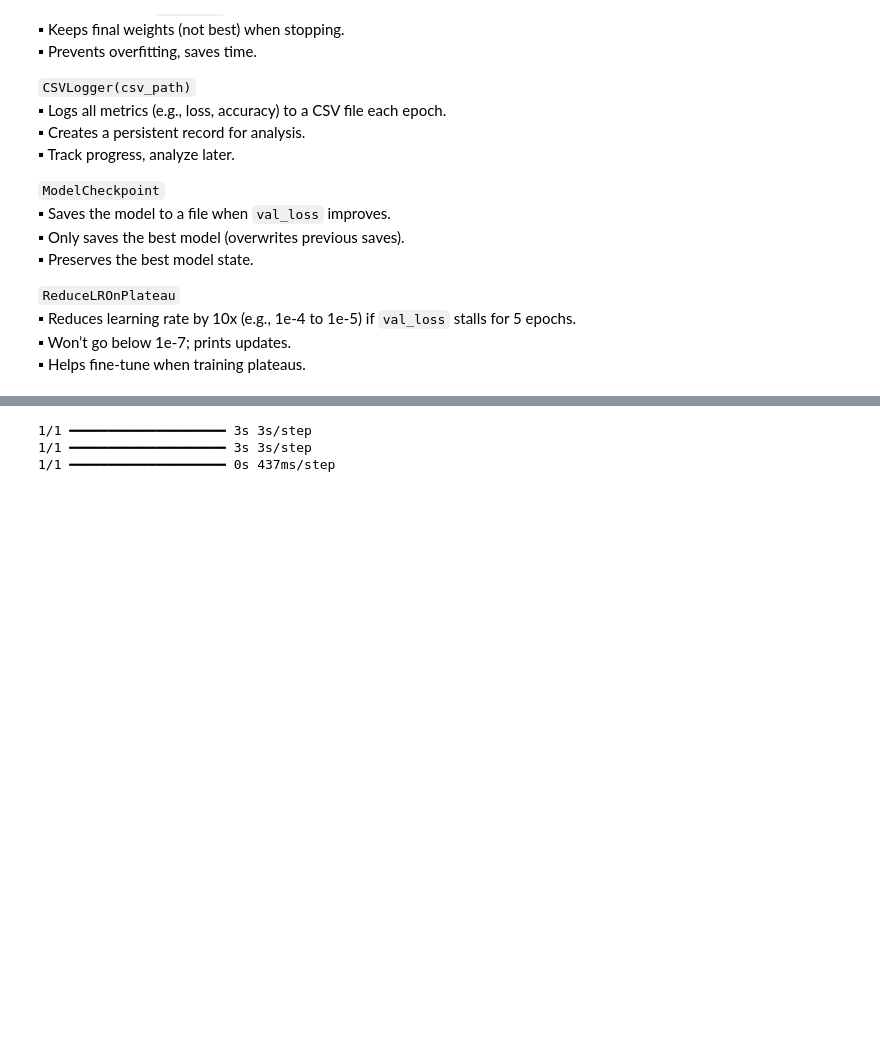
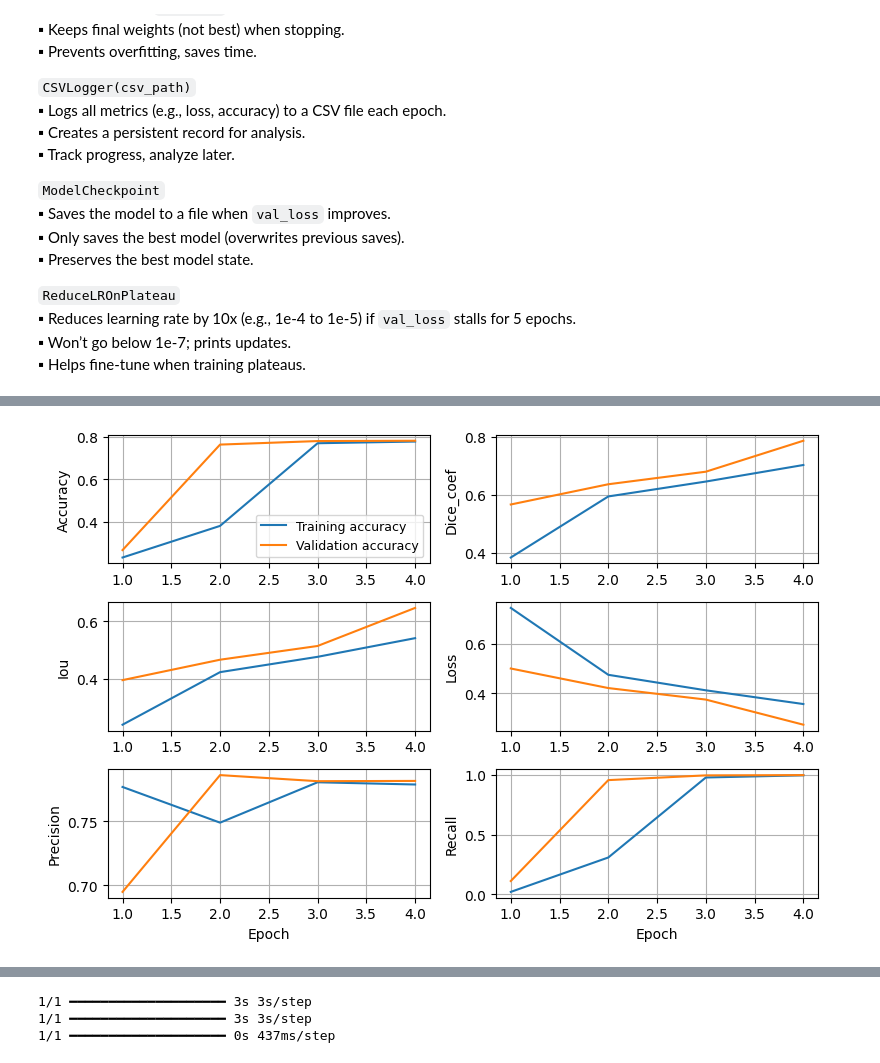
Before and after one commit to RezaSaadatyar/Medical-Image-Processing, a Jupyter notebook: Code/02_unet.ipynb, the cells around one changed output, grey strips where cells are left out. Cells and saved outputs as stored; diff of their text form; code cells hidden in the pictures; blank space fills up the shorter version.

```diff
--- a/Code/02_unet.ipynb
+++ b/Code/02_unet.ipynb
@@ -976,3 +786,82 @@ plot_training_history(history)
+# %%
+def plot_training_history(history):
+    """
+    Plot training and validation metrics/loss over epochs based on available metrics in history.
+
+    - Overfitting happens when a model learns training data too well, including noise and specific patterns, leading
+    to poor performance on unseen data. It often occurs when training metrics improve significantly while validation
+    metrics plateau or worsen, showing the model memorizes rather than generalizes.
+   - Signs of Overfitting:
+     - Training metrics improve, but validation metrics plateau or decline.
+     - A large gap between training and validation performance.
+     - Strong performance on training data but poor results on test data.
+   - Causes:
+     - Complex Model: Too many parameters (e.g., deep U-Net) with a small dataset.
+     - Small Dataset: Limited data leads to memorization instead of generalization.
+     - Lack of Regularization: Missing techniques like dropout, weight decay, or data augmentation.
+
+    - Underfitting happens when a model fails to learn the training data, leading to poor performance on both training
+      and validation/test sets. This can occur if the model is too simple or insufficiently trained to capture the
+      data’s complexity.
+    - Signs of Underfitting:
+        - Low training and validation metrics that don’t improve significantly.
+        - Training metrics improve slowly or plateau at suboptimal values.
+        - Poor performance on the training set itself.
+    - Causes:
+        - Simple Model: Insufficient capacity (e.g., too few layers or filters).
+        - Insufficient Training: Too few epochs or a high learning rate.
+        - Small/Imbalanced Dataset: Lack of diversity limits generalizable learning.
+
+    - Precision measures the proportion of predicted positive instances (foreground pixels in your case) that are actually correct.
+      - High precision means the model is good at avoiding false positives—when it predicts a pixel as foreground, it’s usually correct.
+      - Low precision indicates the model is predicting too many false positives (e.g., predicting background pixels as foreground).
+      - True Positives (TP): Pixels correctly predicted as foreground (1).
+      - False Positives (FP): Pixels incorrectly predicted as foreground (predicted 1, but actually 0).
+
+    - Recall (also called sensitivity) measures the proportion of actual positive instances (foreground pixels) that the model correctly identifies.
+      - High recall means the model is good at detecting most of the foreground pixels, minimizing false negatives.
+      - Low recall indicates the model is missing many foreground pixels (e.g., predicting them as background).
+      - False Negatives (FN): Pixels that are actually foreground (1) but predicted as background (0).
+
+    Args:
+    - history: History object from model.fit()
+    """
+    # Get metrics with both training and validation versions
+    metrics_to_plot = [m for m in history.history if not m.startswith('val_') and f'val_{m}' in history.history]
+
+    # If no metrics found, raise an error
+    if not metrics_to_plot: raise ValueError("No valid metrics found in history to plot.")
+
+    # Define epochs range
+    epochs = range(1, len(history.history['loss']) + 1)
+
+    # Create subplots dynamically based on number of metrics
+    n_metrics = len(metrics_to_plot)
+    n_rows = (n_metrics + 1) // 2  # Ceiling division to determine rows
+    n_cols = min(n_metrics, 2)     # Max 2 columns
+
+    plt.figure(figsize=(8, 1.8 * n_rows))  # Adjust height based on number of rows
+
+    for i, metric in enumerate(metrics_to_plot, 1):
+        plt.subplot(n_rows, n_cols, i)
+        plt.plot(epochs, history.history[metric], label=f'Training {metric}')
+        plt.plot(epochs, history.history[f'val_{metric}'], label=f'Validation {metric}')
+        plt.ylabel(metric.capitalize(), fontsize=10)
+        if i == 1: plt.legend(fontsize=9)
+        plt.grid(True)
+
+    # Add xlabel only to the bottom row
+    for i in range(n_rows * n_cols - n_cols + 1, n_rows * n_cols + 1):
+        plt.subplot(n_rows, n_cols, i)
+        plt.xlabel('Epoch', fontsize=10)
+
+    plt.tight_layout()
+    plt.show()
+
+# Plot the history
+plot_training_history(history)
+# %% [output]
+[figure, added]
 # %%
 def plot_test_results(results):
     """
```
Also changed, not shown: parts of 12 cells of this notebook, 5 other files.
